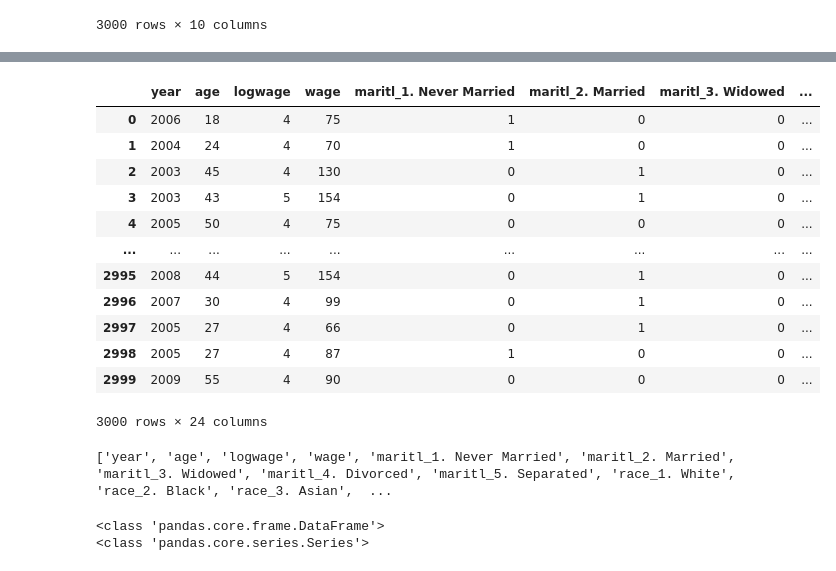
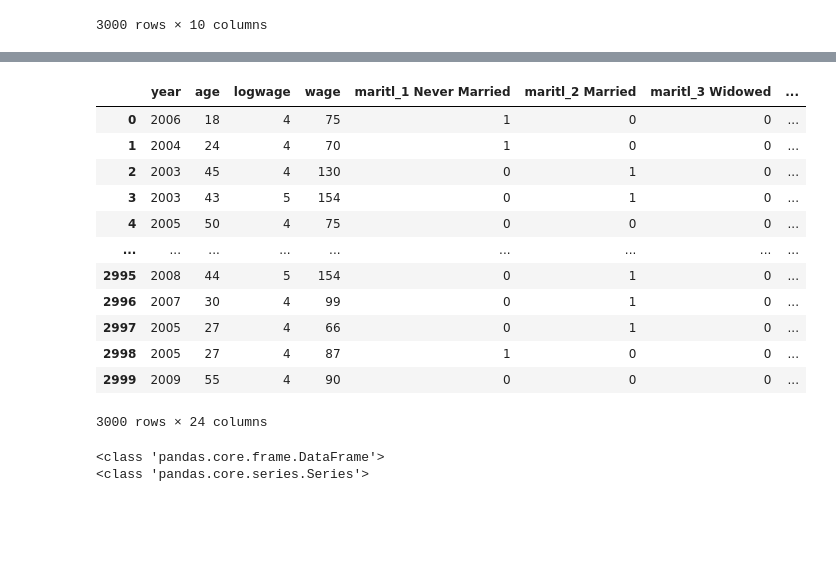
Before and after one commit to thetonmoy/WageRegressionAnalysis, a Jupyter notebook: WageRegressionAnalysis.ipynb, the cells around one changed output, grey strips where cells are left out. Cells and saved outputs as stored; diff of their text form; code cells hidden in the pictures; blank space fills up the shorter version.

```diff
--- a/WageRegressionAnalysis.ipynb
+++ b/WageRegressionAnalysis.ipynb
@@ -103,12 +49,12 @@ data
 # %%
 data = data.astype(int)
 # %%
-# Remove any special characters (non-alphanumeric and non-space characters) from the column names
-# to avoid issues with XGBoost, which requires feature names to be valid strings without special symbols.
-data.columns.str.replace(r'[^\w\s]', '', regex=True)
+# Cleaning column names by removing special characters for compatibility with XGBoost
+data.columns = data.columns.str.replace(r'[^\w\s]', '', regex=True)
+
 data
 # %% [output]
-|  | year | age | logwage | wage | maritl_1. Never Married | maritl_2. Married | maritl_3. Widowed | ... |
+|  | year | age | logwage | wage | maritl_1 Never Married | maritl_2 Married | maritl_3 Widowed | ... |
 | 0 | 2006 | 18 | 4 | 75 | 1 | 0 | 0 | ... |
 | 1 | 2004 | 24 | 4 | 70 | 1 | 0 | 0 | ... |
 | 2 | 2003 | 45 | 4 | 130 | 0 | 1 | 0 | ... |
@@ -121,11 +67,6 @@ data
 | 2998 | 2005 | 27 | 4 | 87 | 1 | 0 | 0 | ... |
 | 2999 | 2009 | 55 | 4 | 90 | 0 | 0 | 0 | ... |
 3000 rows × 24 columns
-# %%
-all_columns = data.columns.tolist()
-print(all_columns)
-# %% [output]
-['year', 'age', 'logwage', 'wage', 'maritl_1. Never Married', 'maritl_2. Married', 'maritl_3. Widowed', 'maritl_4. Divorced', 'maritl_5. Separated', 'race_1. White', 'race_2. Black', 'race_3. Asian',  ...
 # %%
 X = data.drop(columns=['wage'])
 y = data['wage']
```
Also changed, not shown: parts of 13 cells of this notebook.
